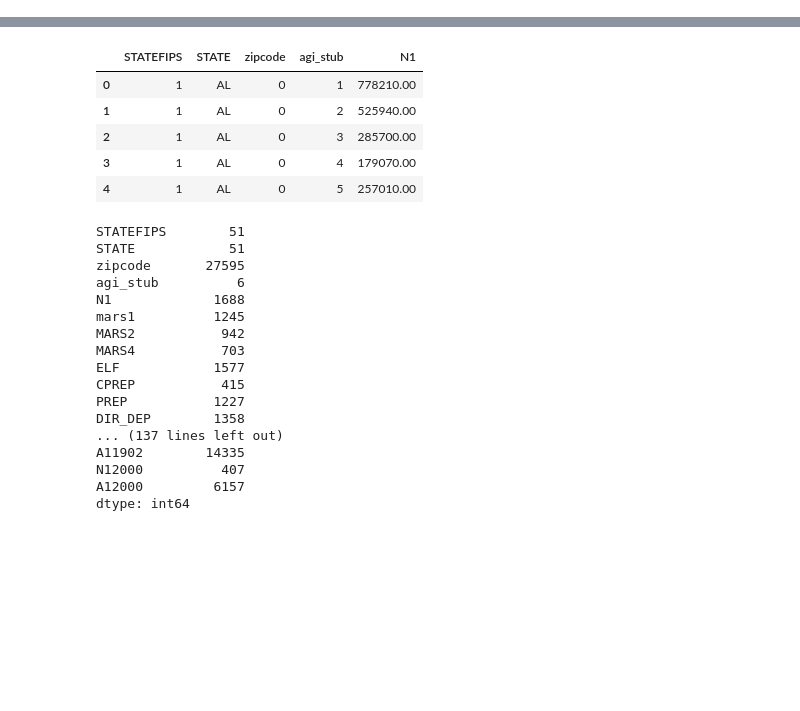
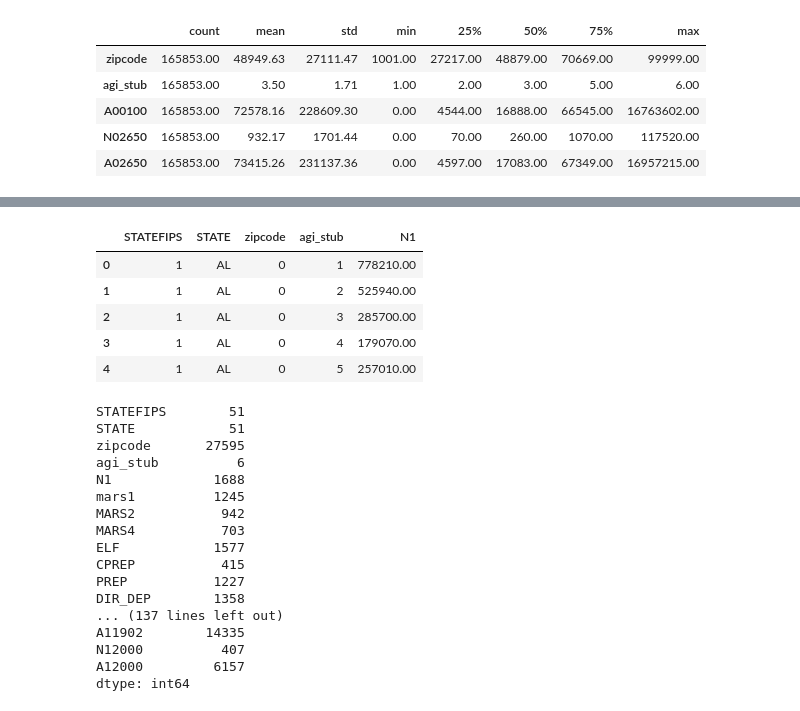
Before and after one commit to furkaneneseren/US-Tax-Analyze, a Jupyter notebook: tax_analyze.ipynb, the cells around one changed output, grey strips where cells are left out. Saved outputs shown, nothing was run; the diff lists cells and outputs as text; code cells hidden in the pictures; blank space fills up the shorter version.

```diff
--- a/tax_analyze.ipynb
+++ b/tax_analyze.ipynb
@@ -32,0 +75,10 @@ tax_agi.head()
+# %%
+tax_not_less_100 = tax_agi[tax_agi.zipcode!=0].iloc[:,list(range(1, 4)) + list(range(19, 22))]
+tax_not_less_100.describe().T
+# %% [output]
+|  | count | mean | std | min | 25% | 50% | 75% | max |
+| zipcode | 165853.00 | 48949.63 | 27111.47 | 1001.00 | 27217.00 | 48879.00 | 70669.00 | 99999.00 |
+| agi_stub | 165853.00 | 3.50 | 1.71 | 1.00 | 2.00 | 3.00 | 5.00 | 6.00 |
+| A00100 | 165853.00 | 72578.16 | 228609.30 | 0.00 | 4544.00 | 16888.00 | 66545.00 | 16763602.00 |
+| N02650 | 165853.00 | 932.17 | 1701.44 | 0.00 | 70.00 | 260.00 | 1070.00 | 117520.00 |
+| A02650 | 165853.00 | 73415.26 | 231137.36 | 0.00 | 4597.00 | 17083.00 | 67349.00 | 16957215.00 |
```
Also changed, not shown: parts of 14 cells of this notebook.
